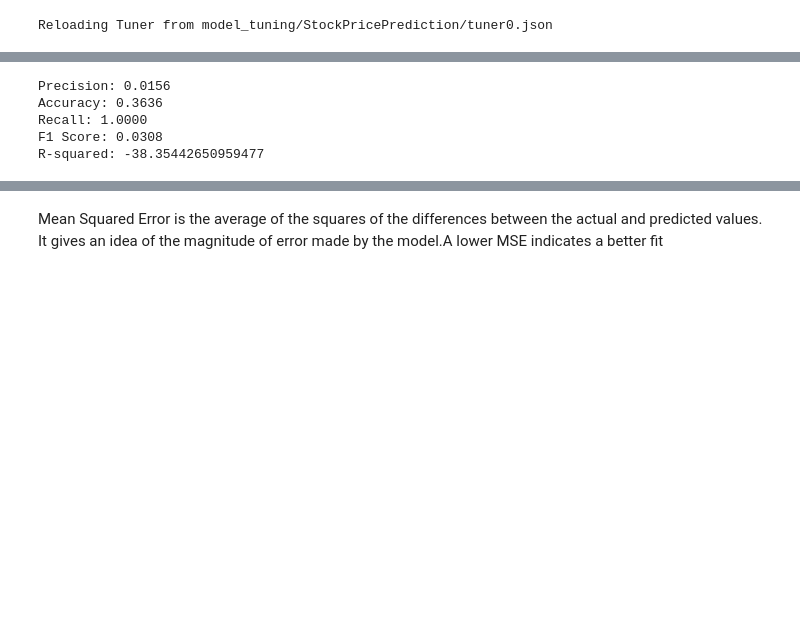
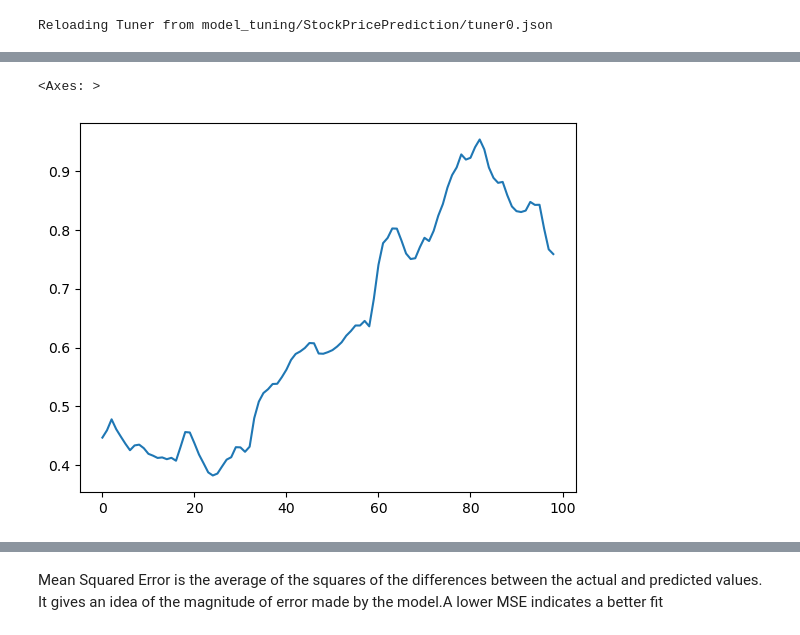
Before and after one commit to CAGorman/Stock_Predictions, a Jupyter notebook: Stock_Pred_V4.ipynb, the cells around one changed output, grey strips where cells are left out. Saved outputs shown, nothing was run; the diff lists cells and outputs as text; code cells hidden in the pictures; blank space fills up the shorter version.

```diff
--- a/Stock_Pred_V4.ipynb
+++ b/Stock_Pred_V4.ipynb
@@ -152,22 +146,8 @@ y_test = y_test.astype(int)
-# %%
-precision = precision_score(y_test, predictions_binary)
-accuracy = accuracy_score(y_test, predictions_binary)
-recall = recall_score(y_test, predictions_binary)
-f1 = f1_score(y_test, predictions_binary)
-r_squared = r2_score(y_test, predictions)
-
-
-print(f"Precision: {precision:.4f}")
-print(f"Accuracy: {accuracy:.4f}")
-print(f"Recall: {recall:.4f}")
-print(f"F1 Score: {f1:.4f}")
-print(f'R-squared: {r_squared}')
-# %% [output]
-Precision: 0.0156
-Accuracy: 0.3636
-Recall: 1.0000
-F1 Score: 0.0308
-R-squared: -38.35442650959477
+# %%
+pd.Series(predictions).plot()
+# %% [output]
+<Axes: >
+[figure, added]
 # %%
 # Evaluate the model with regression metrics
 mse = mean_squared_error(y_test, predictions)
```
Also changed, not shown: parts of 13 cells of this notebook, 1 other file.
